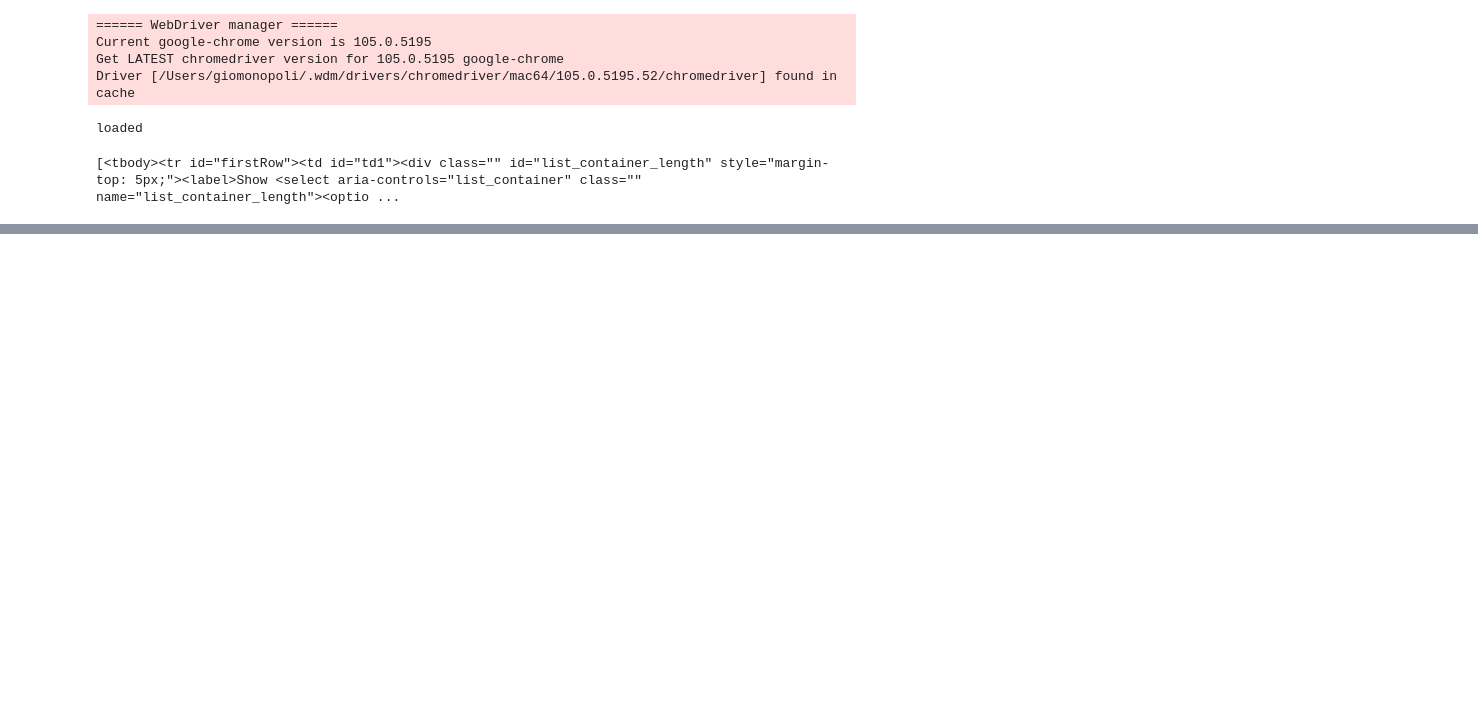
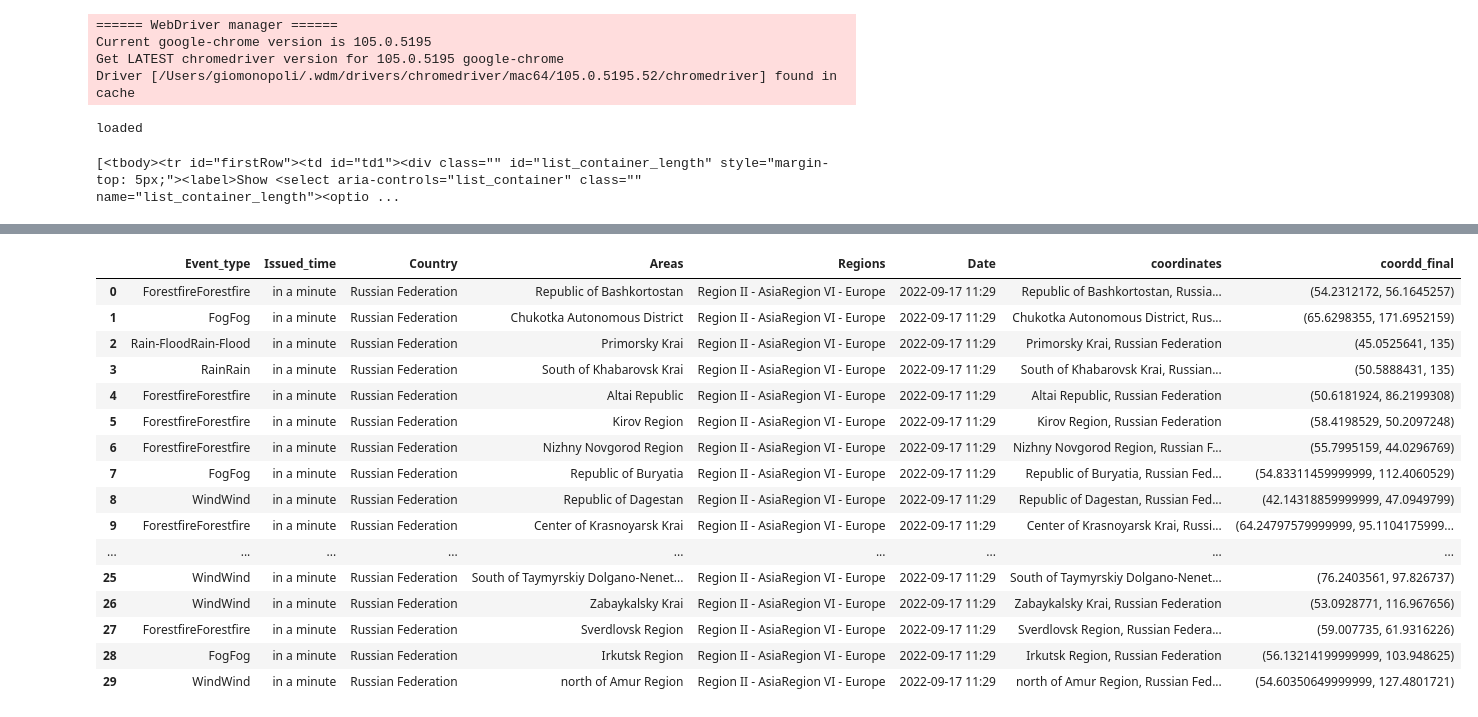
Before and after one commit to HackZurichDreamTeam/migros-analytics, a Jupyter notebook: hackzurich_1_scrap.ipynb, the cells around one changed output, grey strips where cells are left out. Saved outputs shown, nothing was run; the diff lists cells and outputs as text; code cells hidden in the pictures; blank space fills up the shorter version.

```diff
--- a/hackzurich_1_scrap.ipynb
+++ b/hackzurich_1_scrap.ipynb
@@ -93,0 +115,24 @@ df
+# %%
+ggeocode = 'AIzaSyACn8ZsmhM9DjpK6MYUApfscEnQypC6LjY'
+import requests # 2
+import json # 3
+def get_location_coordinates(location): # 4
+    # pass for now
+    # Define the base url
+    geo_url = f"https://maps.googleapis.com/maps/api/geocode/json?address={location}&key={ggeocode}" # 6
+    response = requests.get(geo_url) # 7
+    content = response.content.decode("utf8") # 8
+    geo_js = json.loads(content) # 9
+    geo_status = geo_js["status"] # 10
+
+    if geo_status == "OK": # 11
+        geo_elements = geo_js["results"][0] # 12
+        geometry = geo_elements["geometry"] # 13
+        location_coordinates = geometry["location"] # 14
+        location_lat = location_coordinates["lat"] # 15
+        location_long = location_coordinates["lng"] # 16
+        print(f"Long/lat coordinates successfully extracted.") #17
+        return (location_lat,location_long)
+    else:
+        print((None,None))
+        return (None,None)
@@ -93,0 +144,2 @@ df
+# %%
+df_test = pd.read_csv("scraped_weather.csv")
@@ -93,0 +207,2 @@ df
+# %%
+df_test["coordd_final"] = df_test["coordinates"].apply(get_location_coordinates)
@@ -93,0 +227,20 @@ df
+# %%
+df_test
+# %% [output]
+|  | Event_type | Issued_time | Country | Areas | Regions | Date | coordinates | coordd_final |
+| 0 | ForestfireForestfire | in a minute | Russian Federation | Republic of Bashkortostan | Region II - AsiaRegion VI - Europe | 2022-09-17 11:29 | Republic of Bashkortostan, Russia... | (54.2312172, 56.1645257) |
+| 1 | FogFog | in a minute | Russian Federation | Chukotka Autonomous District | Region II - AsiaRegion VI - Europe | 2022-09-17 11:29 | Chukotka Autonomous District, Rus... | (65.6298355, 171.6952159) |
+| 2 | Rain-FloodRain-Flood | in a minute | Russian Federation | Primorsky Krai | Region II - AsiaRegion VI - Europe | 2022-09-17 11:29 | Primorsky Krai, Russian Federation | (45.0525641, 135) |
+| 3 | RainRain | in a minute | Russian Federation | South of Khabarovsk Krai | Region II - AsiaRegion VI - Europe | 2022-09-17 11:29 | South of Khabarovsk Krai, Russian... | (50.5888431, 135) |
+| 4 | ForestfireForestfire | in a minute | Russian Federation | Altai Republic | Region II - AsiaRegion VI - Europe | 2022-09-17 11:29 | Altai Republic, Russian Federation | (50.6181924, 86.2199308) |
+| 5 | ForestfireForestfire | in a minute | Russian Federation | Kirov Region | Region II - AsiaRegion VI - Europe | 2022-09-17 11:29 | Kirov Region, Russian Federation | (58.4198529, 50.2097248) |
+| 6 | ForestfireForestfire | in a minute | Russian Federation | Nizhny Novgorod Region | Region II - AsiaRegion VI - Europe | 2022-09-17 11:29 | Nizhny Novgorod Region, Russian F... | (55.7995159, 44.0296769) |
+| 7 | FogFog | in a minute | Russian Federation | Republic of Buryatia | Region II - AsiaRegion VI - Europe | 2022-09-17 11:29 | Republic of Buryatia, Russian Fed... | (54.83311459999999, 112.4060529) |
+| 8 | WindWind | in a minute | Russian Federation | Republic of Dagestan | Region II - AsiaRegion VI - Europe | 2022-09-17 11:29 | Republic of Dagestan, Russian Fed... | (42.14318859999999, 47.0949799) |
+| 9 | ForestfireForestfire | in a minute | Russian Federation | Center of Krasnoyarsk Krai | Region II - AsiaRegion VI - Europe | 2022-09-17 11:29 | Center of Krasnoyarsk Krai, Russi... | (64.24797579999999, 95.1104175999... |
+| ... | ... | ... | ... | ... | ... | ... | ... | ... |
+| 25 | WindWind | in a minute | Russian Federation | South of Taymyrskiy Dolgano-Nenet... | Region II - AsiaRegion VI - Europe | 2022-09-17 11:29 | South of Taymyrskiy Dolgano-Nenet... | (76.2403561, 97.826737) |
+| 26 | WindWind | in a minute | Russian Federation | Zabaykalsky Krai | Region II - AsiaRegion VI - Europe | 2022-09-17 11:29 | Zabaykalsky Krai, Russian Federation | (53.0928771, 116.967656) |
+| 27 | ForestfireForestfire | in a minute | Russian Federation | Sverdlovsk Region | Region II - AsiaRegion VI - Europe | 2022-09-17 11:29 | Sverdlovsk Region, Russian Federa... | (59.007735, 61.9316226) |
+| 28 | FogFog | in a minute | Russian Federation | Irkutsk Region | Region II - AsiaRegion VI - Europe | 2022-09-17 11:29 | Irkutsk Region, Russian Federation | (56.13214199999999, 103.948625) |
+| 29 | WindWind | in a minute | Russian Federation | north of Amur Region | Region II - AsiaRegion VI - Europe | 2022-09-17 11:29 | north of Amur Region, Russian Fed... | (54.60350649999999, 127.4801721) |
```
Also changed, not shown: parts of 10 cells of this notebook, 3 other files.
